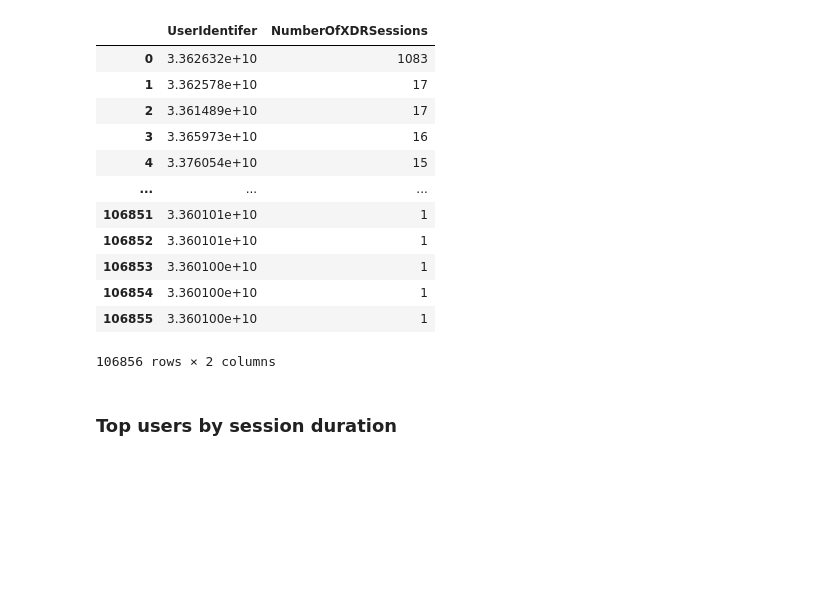
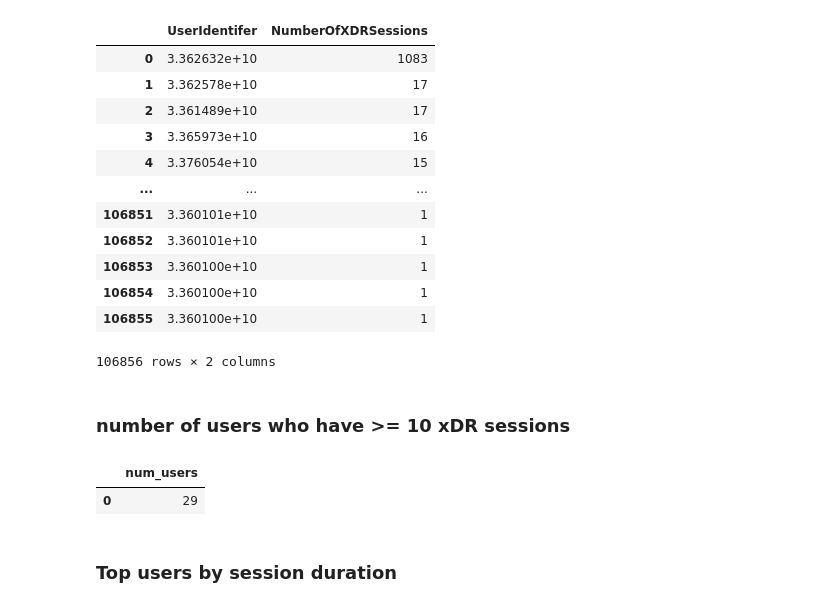
Before and after one commit to Misganaw-Berihun/User_analytics_in_Telecommunication, a Jupyter notebook: notebooks/02_user_experience_01.ipynb, the cells around one changed output. Cells and saved outputs as stored; diff of their text form; code cells hidden in the pictures; blank space fills up the shorter version.

```diff
--- a/notebooks/02_user_experience_01.ipynb
+++ b/notebooks/02_user_experience_01.ipynb
@@ -188,6 +188,24 @@ result_df
 | 106854 | 3.360100e+10 | 1 |
 | 106855 | 3.360100e+10 | 1 |
 106856 rows × 2 columns
+# %% [markdown]
+### number of users who have >= 10 xDR sessions
+# %%
+query = '''
+    SELECT COUNT(*) AS num_users
+    FROM (
+        SELECT COUNT(*) AS NumberOfXDRSessions
+        FROM df
+        GROUP BY "MSISDN/Number"
+        HAVING COUNT(*) >= 10
+    ) AS subquery
+'''
+
+result_df = pysqldf(query)
+result_df
+# %% [output]
+|  | num_users |
+| 0 | 29 |
 # %% [markdown]
 ### Top users by session duration
 # %%
```
Also changed, not shown: parts of 8 cells of this notebook, 2 other files.
